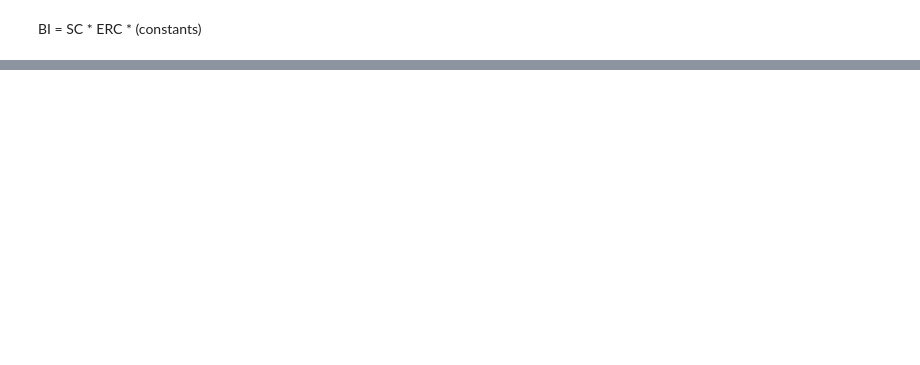
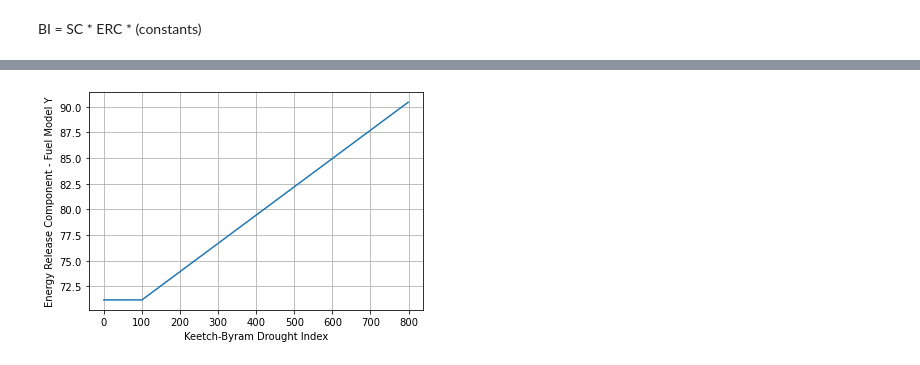
Before and after one commit to wmjolly/NFDRSV4MasterClass, a Jupyter notebook: NFDRSV4-MasterClass.ipynb, the cells around one changed output, grey strips where cells are left out. Drawn from its saved outputs; the diff is of its cells as text; code cells hidden in the pictures; blank space fills up the shorter version.

Commit message:
Added KBDI sensitivity
New sensitivity for KBDI

```diff
--- a/NFDRSV4-MasterClass.ipynb
+++ b/NFDRSV4-MasterClass.ipynb
@@ -718,0 +573,18 @@ plt.grid()
+# %%
+# Test the sensitivty of ERC to FM1000
+erc = []
+testval = []
+mc.MC1000 = 7
+for KBDI in range(0,800):
+    res = iCalcIndexes(fm,mc,10,1,1,KBDI,25)
+    erc.append(res[0])
+    testval.append(KBDI)
+# %%
+f,ax = plt.subplots()
+plt.plot(testval,erc)
+ax.set_xlabel("Keetch-Byram Drought Index")
+my_label = f'Energy Release Component - Fuel Model {fuelmodel}'
+ax.set_ylabel(my_label)
+plt.grid()
+# %% [output]
+[figure, added]
```
Also changed, not shown: parts of 55 cells of this notebook.
